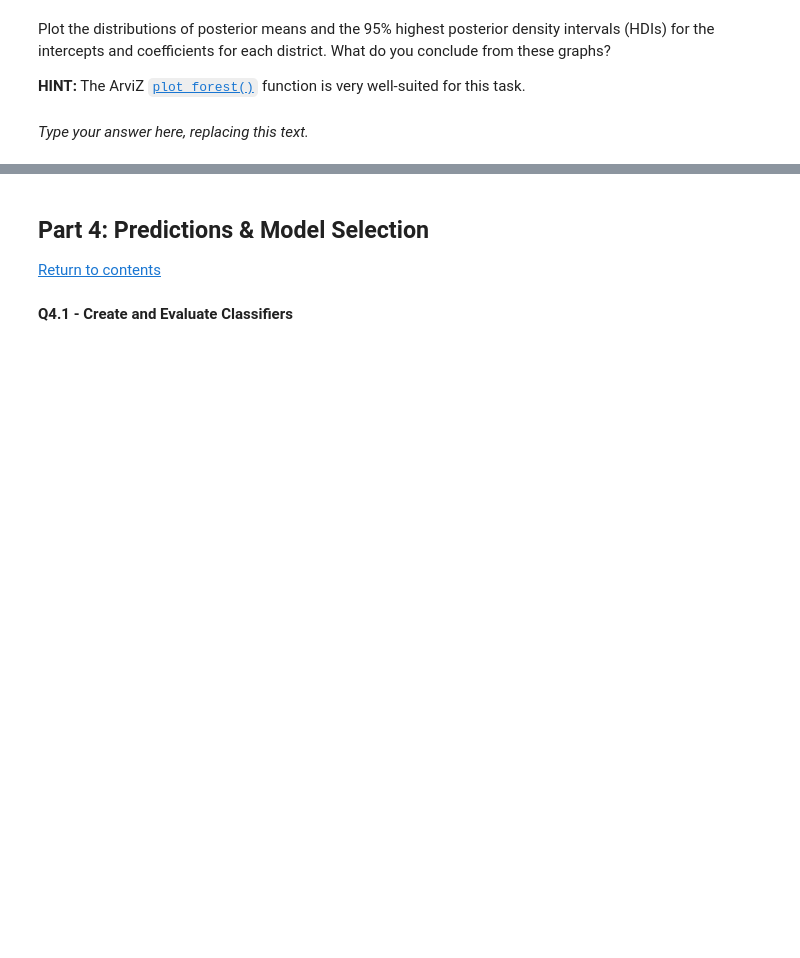
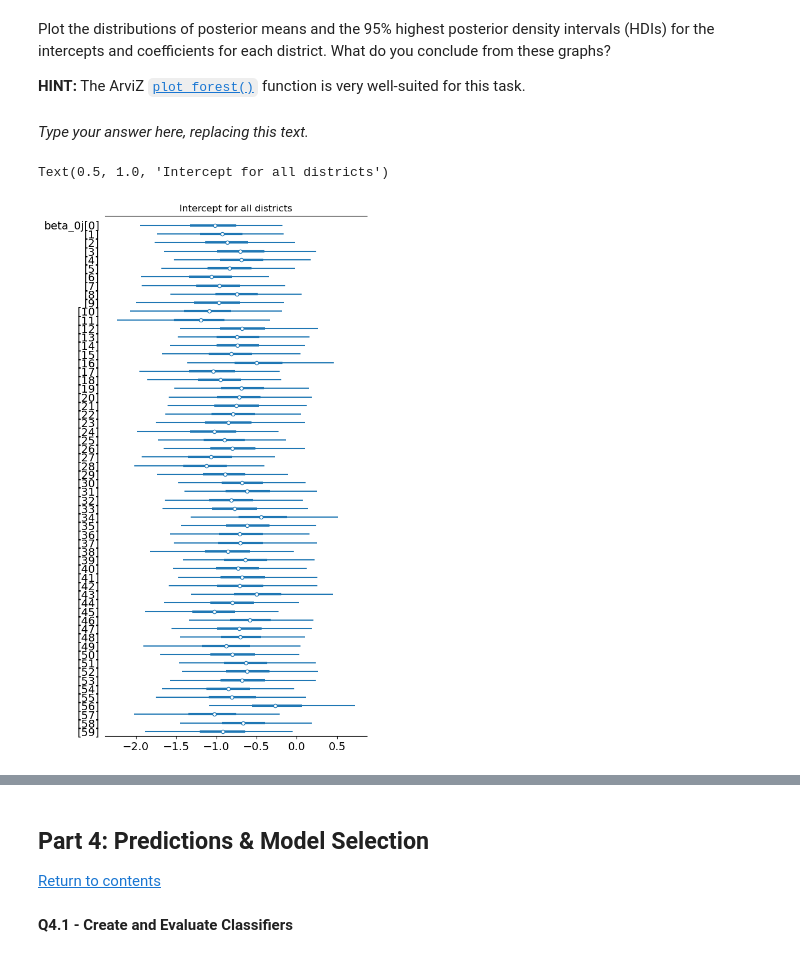
Before and after one commit to AvonYangXX1/CS109B_HW, a Jupyter notebook: cs109b_hw2.ipynb, the cells around one changed output, grey strips where cells are left out. Saved outputs shown, nothing was run; the diff lists cells and outputs as text; code cells hidden in the pictures; blank space fills up the shorter version.

Commit message:
revised Q3.3 plot

```diff
--- a/cs109b_hw2.ipynb
+++ b/cs109b_hw2.ipynb
@@ -761,3 +760,10 @@ Plot the distributions of posterior means and the 95% highest posterior density
 **HINT:** The ArviZ [`plot_forest()`](https://arviz-devs.github.io/arviz/api/generated/arviz.plot_forest.html) function is very well-suited for this task.
 # %% [markdown]
 _Type your answer here, replacing this text._
+# %%
+axes = az.plot_forest(trace_q3, var_names=["beta_0j"], combined=True,
+               kind='forestplot', hdi_prob=0.95, figsize=(6, 12))
+axes[0].set_title('Intercept for all districts')
+# %% [output]
+Text(0.5, 1.0, 'Intercept for all districts')
+[figure, added]
```
Also changed, not shown: parts of 21 cells of this notebook, 1 other file.
